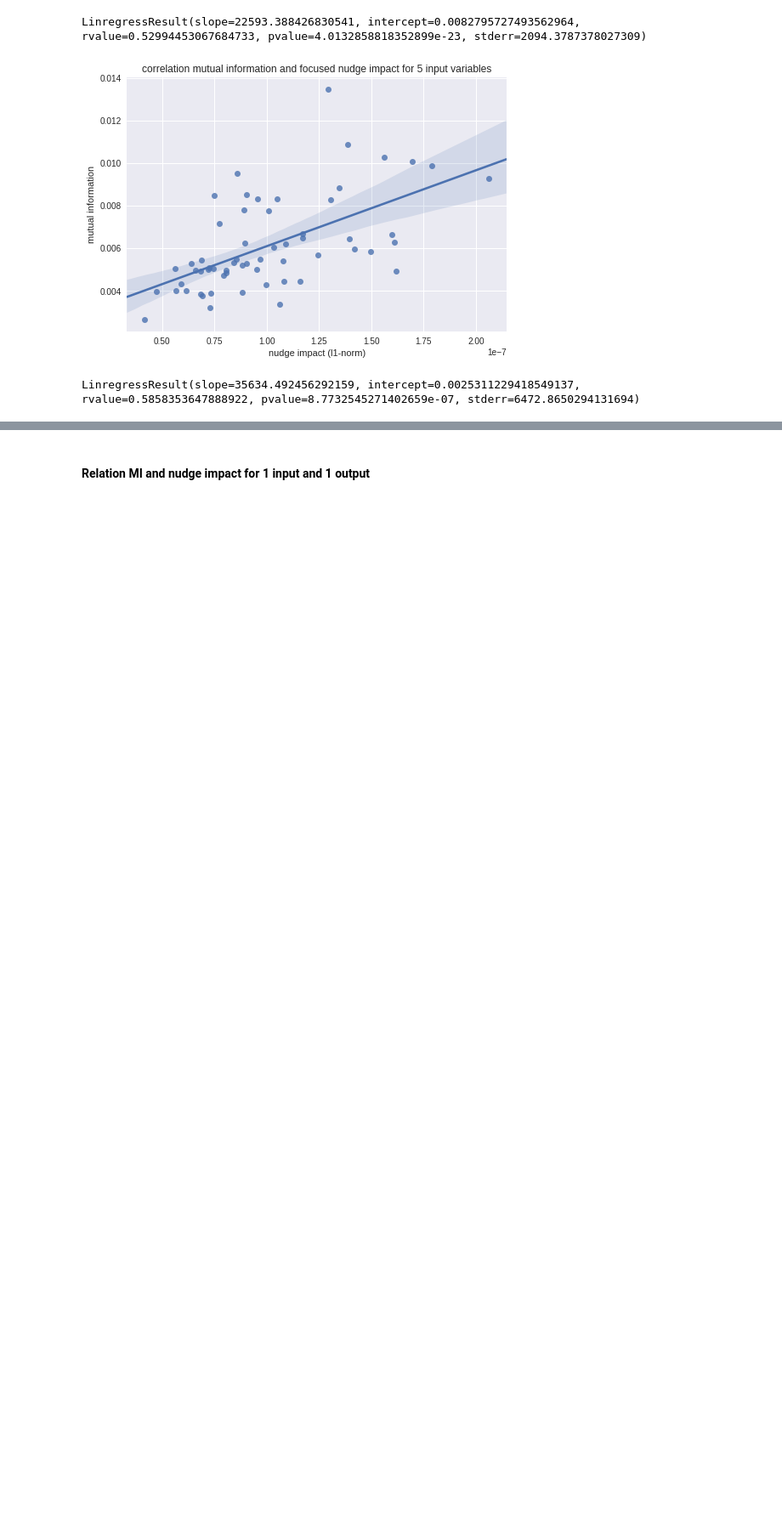
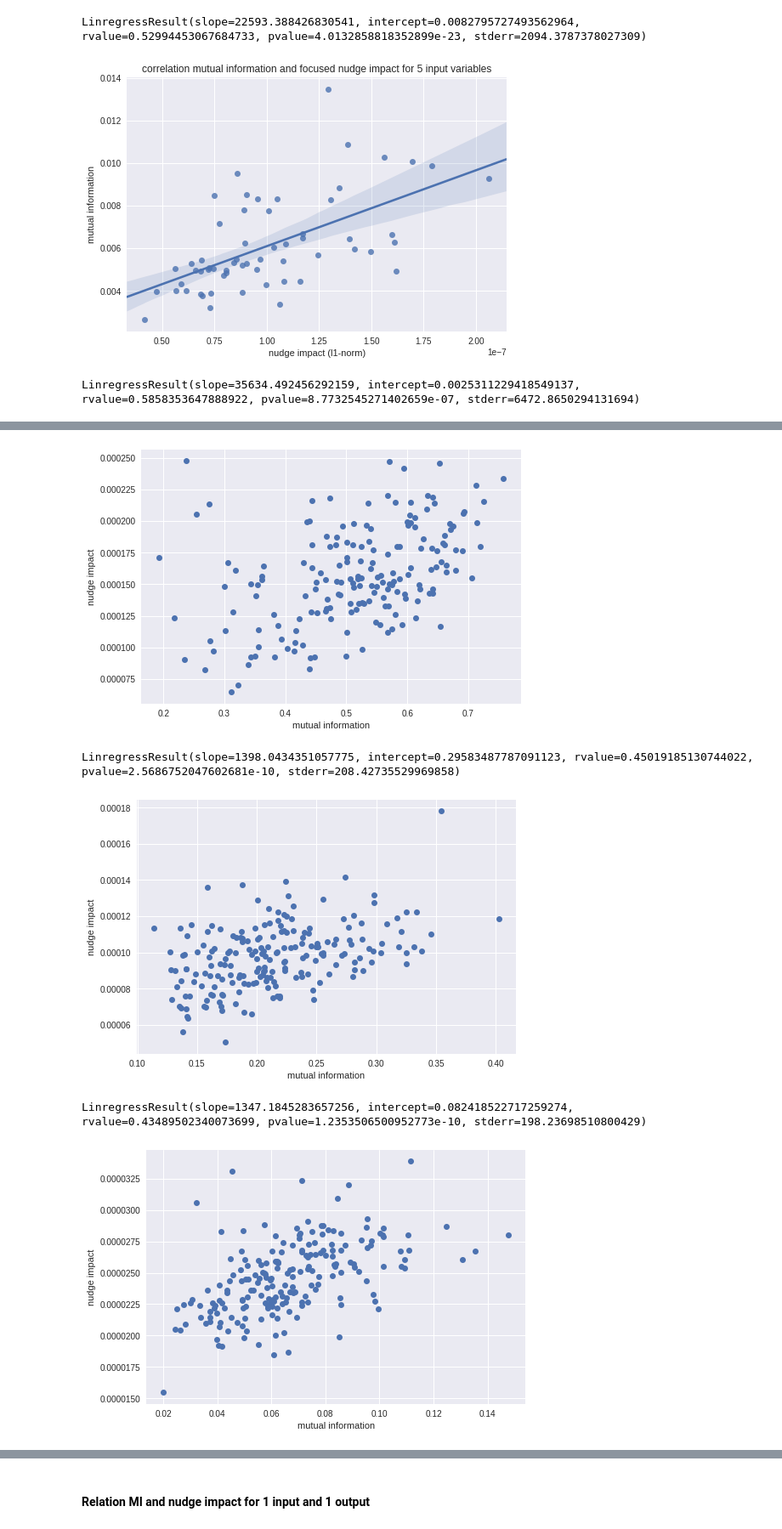
Before and after one commit to cjidboon94/master_thesis, a Jupyter notebook: combine_data3.ipynb, the cells around one changed output, grey strips where cells are left out. Shown: that part at 85% size. Drawn from its saved outputs; the diff is of its cells as text; code cells hidden in the pictures; blank space fills up the shorter version.

```diff
--- a/combine_data3.ipynb
+++ b/combine_data3.ipynb
@@ -517,0 +502,28 @@ LinregressResult(slope=35634.492456292159, intercept=0.0025311229418549137, rval
+# %%
+#import seaborn as sns
+#add seaborn linregress on own computer
+
+focused_nudges = var_to_focused_nudge_kl_divergence_impact_and_MI
+focused_nudges[1] = [i for i in focused_nudges[1] if i[0] < 0.00025]
+
+vector_nudges = var_to_vector_nudge_kl_divergence_impact_and_MI
+vector_nudges[1] = [i for i in vector_nudges[1] if i[0] < 0.00006]
+
+for var, impact_nudges_and_mi in focused_nudges.items():
+    if var == 5:
+        impact_nudges_and_mi=impact_nudges_and_mi[0]
+
+    impact_nudges = [item[0] for item in impact_nudges_and_mi]
+    mutual_information_sizes = [item[1] for item in impact_nudges_and_mi]
+
+    plt.plot(mutual_information_sizes, impact_nudges, 'o')
+    plt.xlabel("mutual information")
+    plt.ylabel("nudge impact")
+    plt.show()
+    print(stats.linregress(impact_nudges, mutual_information_sizes))
+# %% [output]
+[figure, added]
+LinregressResult(slope=1398.0434351057775, intercept=0.29583487787091123, rvalue=0.45019185130744022, pvalue=2.5686752047602681e-10, stderr=208.42735529969858)
+[figure, added]
+LinregressResult(slope=1347.1845283657256, intercept=0.082418522717259274, rvalue=0.43489502340073699, pvalue=1.2353506500952773e-10, stderr=198.23698510800429)
+[figure, added]
```
Also changed, not shown: parts of 12 cells of this notebook.
